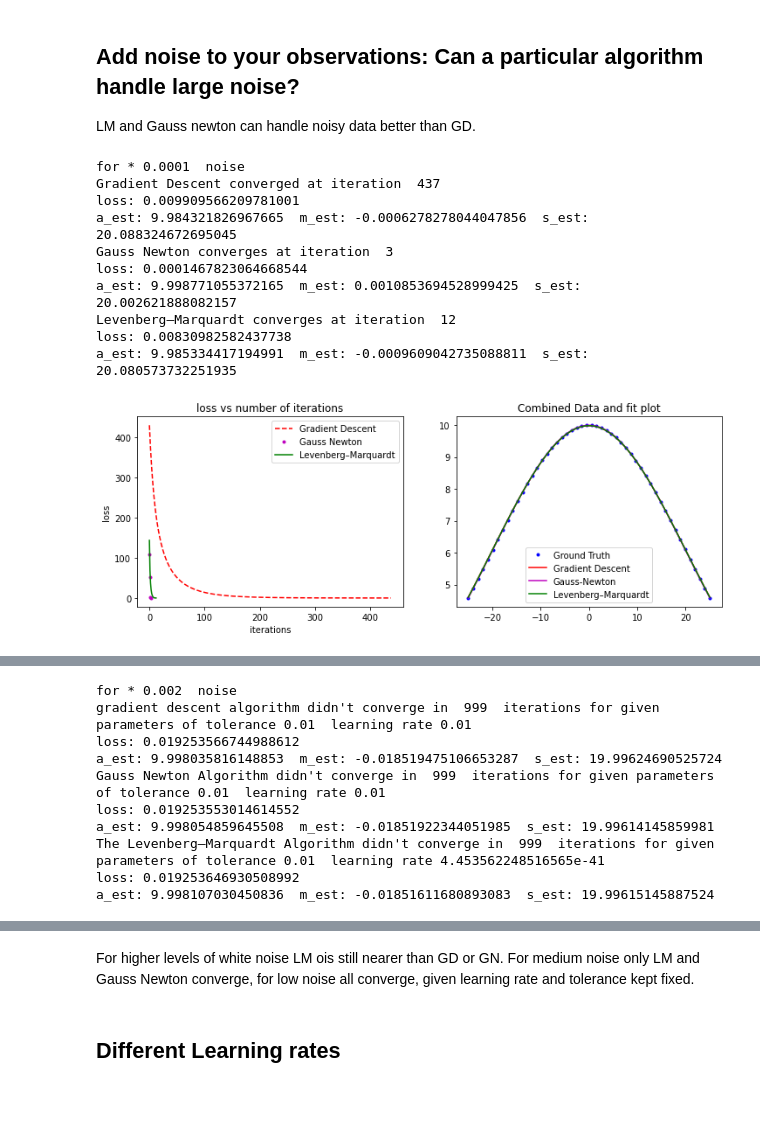
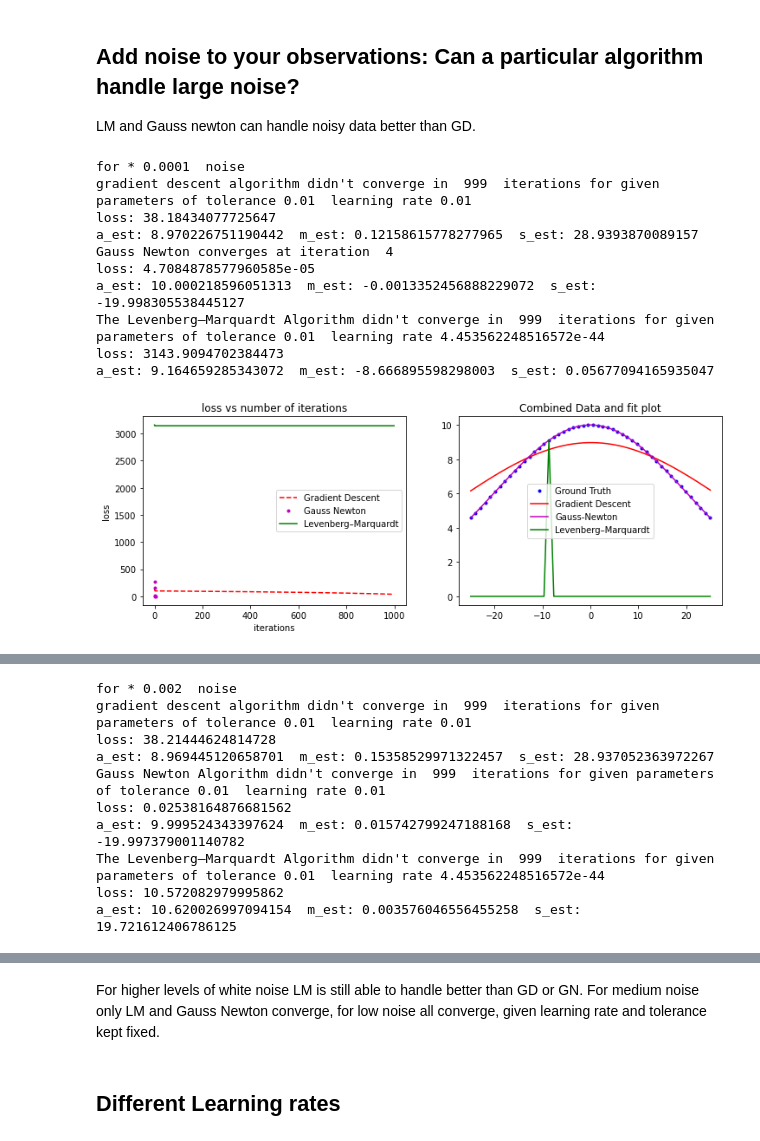
Before and after one commit to avani17101/ICP-and-Non-linear-least-squares-optimization, a Jupyter notebook: 16-spacex-Assignment-3.ipynb, the cells around one changed output, grey strips where cells are left out. Saved outputs shown, nothing was run; the diff lists cells and outputs as text; code cells hidden in the pictures; blank space fills up the shorter version.

```diff
--- a/16-spacex-Assignment-3.ipynb
+++ b/16-spacex-Assignment-3.ipynb
@@ -374,0 +474,19 @@ As we see on increasing tolerance the algorithm converges in a lower number of i
+# %%
+
+numberOfObservations = 50
+xObserved = np.linspace(-25, 25, numberOfObservations)
+a_gt = 10
+m_gt = 0
+s_gt = 20
+a_est = 10
+m_est = 13
+s_est = 19.12
+yObserved = gaussian(xObserved, a_gt, m_gt, s_gt)
+calculatedPrameters = np.array([a_est, m_est, s_est])
+tolerance = np.array([1e-4,1e-3,1e-2,1e-1,1,1e+1,1e+2])
+for tol in tolerance:
+    print("\n tolerance ",tol)
+    ygd,lgd = gradDescent(xObserved,yObserved,calculatedPrameters,0.01,tol)
+    ygn,lgn = gaussNewton(xObserved,yObserved,calculatedPrameters,0.01,tol)
+    ylm,llm= LM(xObserved,yObserved,calculatedPrameters,0.1,tol)
+    combinedplot(xObserved,yObserved,ygd,lgd,ygn,lgn,ylm,llm)
@@ -374,0 +571,19 @@ As we see on increasing tolerance the algorithm converges in a lower number of i
+# %%
+
+numberOfObservations = 50
+xObserved = np.linspace(-25, 25, numberOfObservations)
+a_gt = 10
+m_gt = 0
+s_gt = 20
+a_est = 10
+m_est = 13
+s_est = 19.12
+yObserved = gaussian(xObserved, a_gt, m_gt, s_gt)
+calculatedPrameters = np.array([a_est, m_est, s_est])
+tolerance = np.array([1e-4,1e-3,1e-2,1e-1,1,1e+1,1e+2])
+for tol in tolerance:
+    print("\n tolerance ",tol)
+    ygd,lgd = gradDescent(xObserved,yObserved,calculatedPrameters,0.01,tol)
+    ygn,lgn = gaussNewton(xObserved,yObserved,calculatedPrameters,0.01,tol)
+    ylm,llm= LM(xObserved,yObserved,calculatedPrameters,1,tol)
+    combinedplot(xObserved,yObserved,ygd,lgd,ygn,lgn,ylm,llm)
@@ -384,7 +679,7 @@ m_est = 13
 s_est = 19.12
 yObserved = gaussian(xObserved, a_gt, m_gt, s_gt)
 calculatedPrameters = np.array([a_est, m_est, s_est])
-tolerance = np.array([1e-3,1e-2,1e-1,1,1e+1,1e+2])
+tolerance = np.array([1e-4,1e-3,1e-2,1e-1,1,1e+1,1e+2])
 for tol in tolerance:
     print("\n tolerance ",tol)
     ygd,lgd = gradDescent(xObserved,yObserved,calculatedPrameters,0.01,tol)
@@ -475,7 +781,7 @@ for calculatedPrameters in ests:
     print("for a_est:",calculatedPrameters[0]," m_est:",calculatedPrameters[1], " s_est:",calculatedPrameters[2])
     ygd,lgd = gradDescent(xObserved,yObserved,calculatedPrameters,0.01,1e-2)
     ygn,lgn = gaussNewton(xObserved,yObserved,calculatedPrameters,0.01,1e-2)
-    ylm,llm= LM(xObserved,yObserved,calculatedPrameters,10,1e-2)
+    ylm,llm= LM(xObserved,yObserved,calculatedPrameters,10,1e-1)
     combinedplot(xObserved,yObserved,ygd,lgd,ygn,lgn,ylm,llm)
 # %% [output]
 for a_est: 20.0  m_est: 13.0  s_est: 19.2
@@ -615,27 +921,27 @@ LM and Gauss newton can handle noisy data better than GD.
 # %%
 noise_arr = [1/10000,1/5000,1/1000,1/500,1/100,1/10,1]
 o = 50
 for n in noise_arr:
     xObserved = np.linspace(-25, 25, o)
     a_gt = 10
     m_gt = 0
     s_gt = 20
     yObserved = gaussian(xObserved, a_gt, m_gt, s_gt)+np.random.normal(0,a_gt*n,o)
     print("for *", n," noise")
     ygd,lgd = gradDescent(xObserved,yObserved,calculatedPrameters,0.01,1e-2)
     ygn,lgn = gaussNewton(xObserved,yObserved,calculatedPrameters,0.01,1e-2)
-    ylm,llm= LM(xObserved,yObserved,calculatedPrameters,10,1e-2)
+    ylm,llm= LM(xObserved,yObserved,calculatedPrameters,0.01,1e-2)
     combinedplot(xObserved,yObserved,ygd,lgd,ygn,lgn,ylm,llm)
 # %% [output]
 for * 0.0001  noise
-Gradient Descent converged at iteration  437
-loss: 0.009909566209781001
-a_est: 9.984321826967665  m_est: -0.0006278278044047856  s_est: 20.088324672695045
-Gauss Newton converges at iteration  3
-loss: 0.0001467823064668544
-a_est: 9.998771055372165  m_est: 0.0010853694528999425  s_est: 20.002621888082157
-Levenberg–Marquardt converges at iteration  12
-loss: 0.00830982582437738
-a_est: 9.985334417194991  m_est: -0.0009609042735088811  s_est: 20.080573732251935
+gradient descent algorithm didn't converge in  999  iterations for given parameters of tolerance 0.01  learning rate 0.01
+loss: 38.18434077725647
+a_est: 8.970226751190442  m_est: 0.12158615778277965  s_est: 28.9393870089157
+Gauss Newton converges at iteration  4
+loss: 4.7084878577960585e-05
+a_est: 10.000218596051313  m_est: -0.0013352456888229072  s_est: -19.998305538445127
+The Levenberg–Marquardt Algorithm didn't converge in  999  iterations for given parameters of tolerance 0.01  learning rate 4.453562248516572e-44
+loss: 3143.9094702384473
+a_est: 9.164659285343072  m_est: -8.666895598298003  s_est: 0.05677094165935047
-[figure, old version]
+[figure, new version]
 for * 0.0002  noise
@@ -663,10 +969,10 @@ a_est: 9.993045888696743  m_est: 0.0011997032256990277  s_est: 20.03305334312621
 for * 0.002  noise
 gradient descent algorithm didn't converge in  999  iterations for given parameters of tolerance 0.01  learning rate 0.01
-loss: 0.019253566744988612
-a_est: 9.998035816148853  m_est: -0.018519475106653287  s_est: 19.99624690525724
+loss: 38.21444624814728
+a_est: 8.969445120658701  m_est: 0.15358529971322457  s_est: 28.937052363972267
 Gauss Newton Algorithm didn't converge in  999  iterations for given parameters of tolerance 0.01  learning rate 0.01
-loss: 0.019253553014614552
-a_est: 9.998054859645508  m_est: -0.01851922344051985  s_est: 19.99614145859981
-The Levenberg–Marquardt Algorithm didn't converge in  999  iterations for given parameters of tolerance 0.01  learning rate 4.453562248516565e-41
-loss: 0.019253646930508992
-a_est: 9.998107030450836  m_est: -0.01851611680893083  s_est: 19.99615145887524
+loss: 0.02538164876681562
+a_est: 9.999524343397624  m_est: 0.015742799247188168  s_est: -19.997379001140782
+The Levenberg–Marquardt Algorithm didn't converge in  999  iterations for given parameters of tolerance 0.01  learning rate 4.453562248516572e-44
+loss: 10.572082979995862
+a_est: 10.620026997094154  m_est: 0.003576046556455258  s_est: 19.721612406786125
@@ -707,5 +1013,5 @@ a_est: 10.796733489478356  m_est: -3.400776547272102  s_est: 14.092683137560964
 # %% [markdown]
-For higher levels of white noise LM ois still nearer than GD or GN. For medium noise only LM and Gauss Newton converge, for low noise all converge, given learning rate and tolerance kept fixed.
+For higher levels of white noise LM is still able to handle better than GD or GN. For medium noise only LM and Gauss Newton converge, for low noise all converge, given learning rate and tolerance kept fixed.
 # %% [markdown]
 ## Different Learning rates
 # %%
```
Also changed, not shown: parts of 15 cells of this notebook.
